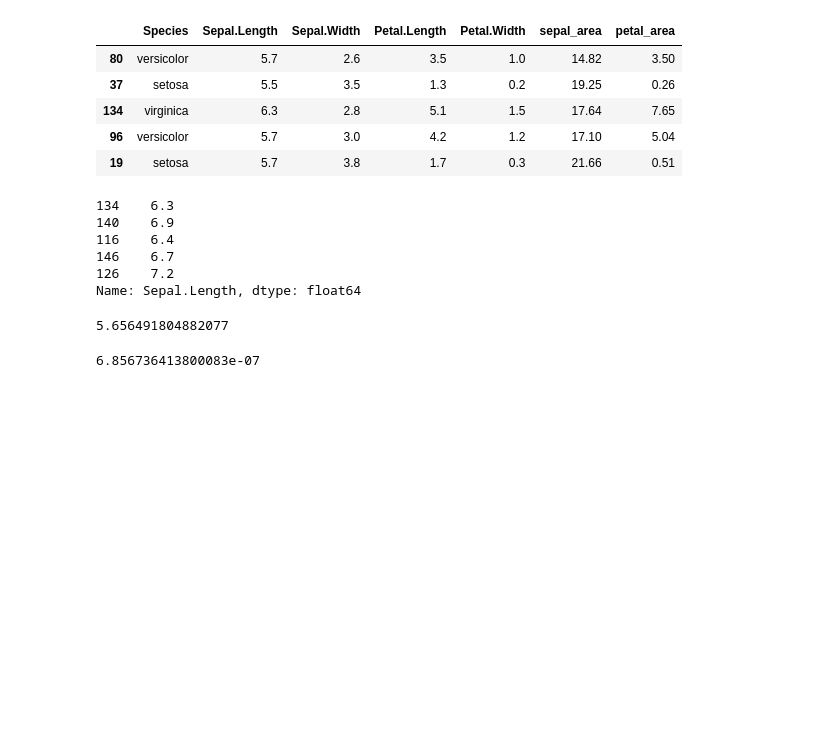
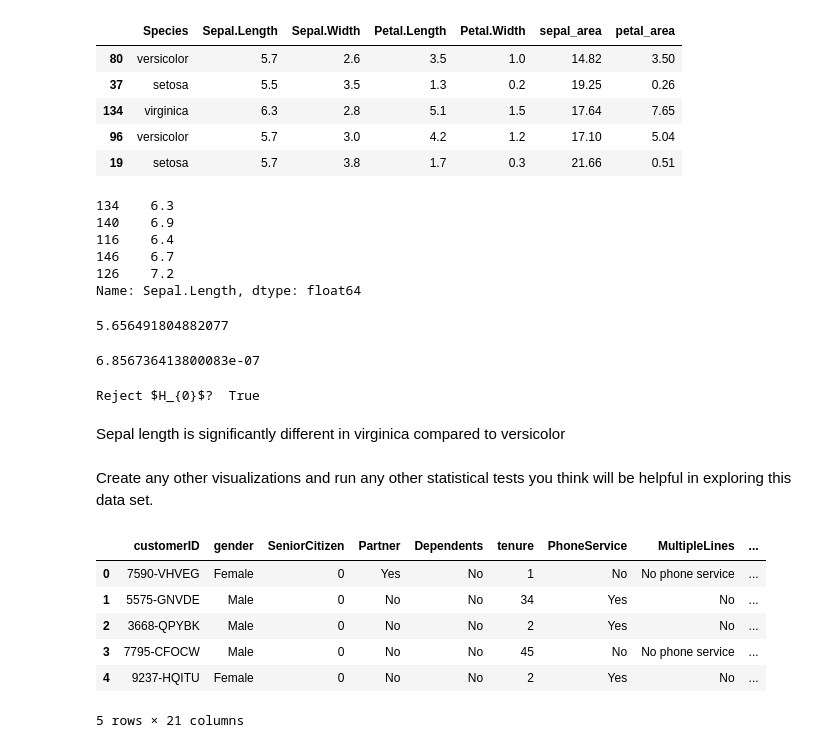
Before and after one commit to matt-c-knight/classification-exercises, a Jupyter notebook: classification_exercises.ipynb, the cells around one changed output. Saved outputs shown, nothing was run; the diff lists cells and outputs as text; code cells hidden in the pictures; blank space fills up the shorter version.

```diff
--- a/classification_exercises.ipynb
+++ b/classification_exercises.ipynb
@@ -781,3 +781,23 @@ t
 p
 # %% [output]
 6.856736413800083e-07
+# %%
+print("Reject $H_{0}$? ", p < alpha)
+# %% [output]
+Reject $H_{0}$?  True
+# %% [markdown]
+Sepal length is significantly different in virginica compared to versicolor
+# %% [markdown]
+Create any other visualizations and run any other statistical tests you think will be helpful in exploring this data set.
+# %%
+telco = pd.read_csv('Telco.csv')
+# %%
+telco.head()
+# %% [output]
+|  | customerID | gender | SeniorCitizen | Partner | Dependents | tenure | PhoneService | MultipleLines | ... |
+| 0 | 7590-VHVEG | Female | 0 | Yes | No | 1 | No | No phone service | ... |
+| 1 | 5575-GNVDE | Male | 0 | No | No | 34 | Yes | No | ... |
+| 2 | 3668-QPYBK | Male | 0 | No | No | 2 | Yes | No | ... |
+| 3 | 7795-CFOCW | Male | 0 | No | No | 45 | No | No phone service | ... |
+| 4 | 9237-HQITU | Female | 0 | No | No | 2 | Yes | No | ... |
+5 rows × 21 columns
```
Also changed, not shown: 20 other files.
